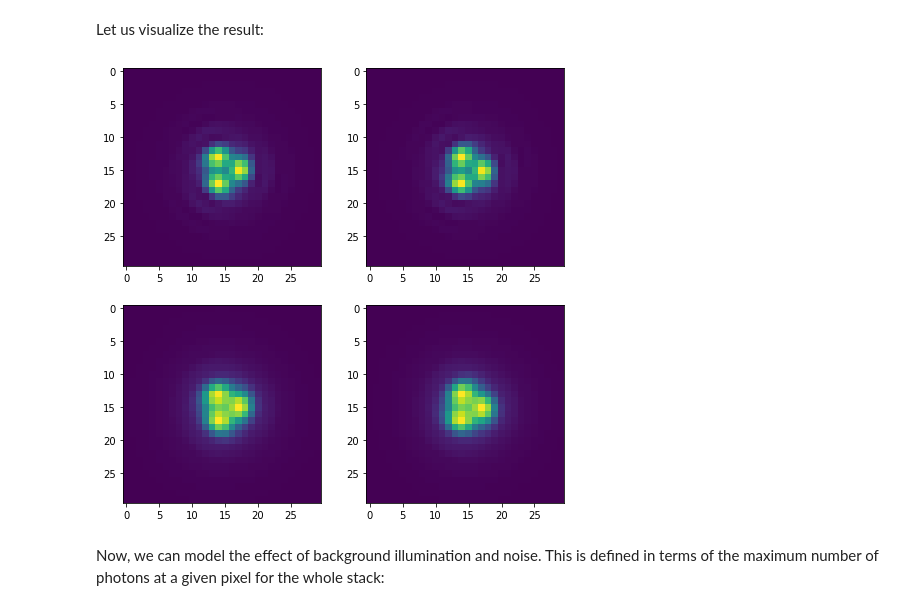
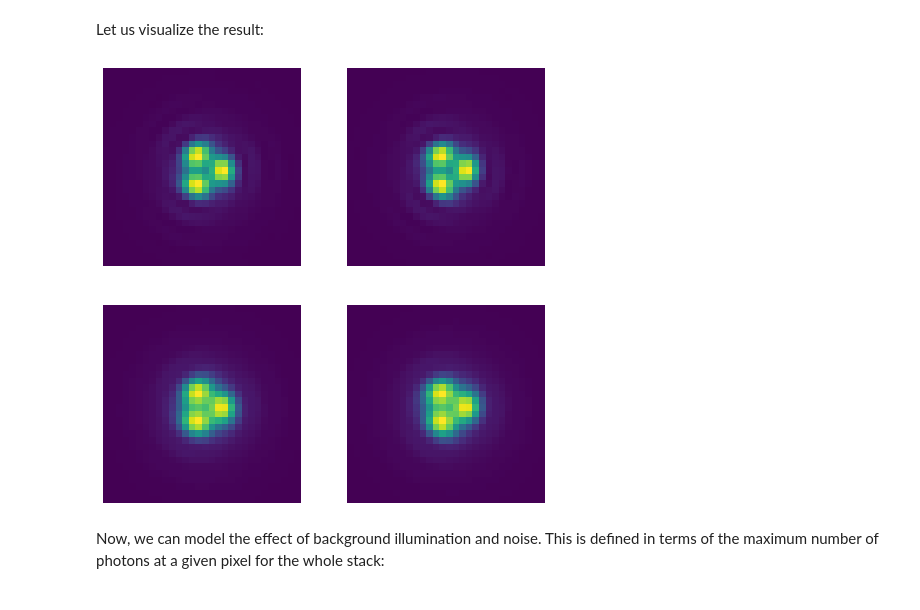
Before and after one commit to rodguti90/pyPSFstack, a Jupyter notebook: example_pyPSFstack.ipynb, the cells around one changed output. Drawn from its saved outputs; the diff is of its cells as text; code cells hidden in the pictures.

```diff
--- a/example_pyPSFstack.ipynb
+++ b/example_pyPSFstack.ipynb
@@ -87,5 +77,5 @@ The polarization splitting can be modelled by a polarization diversity
 # %%
-qwp = PDiversity_QWP([np.pi/4])
-wollaston = PDiversity_LP([0, np.pi/2])
-pdiv = PDiversity_Compound([qwp, wollaston])
+qwp = pola_diversities.PDiversity_QWP([np.pi/4])
+wollaston = pola_diversities.PDiversity_LP([0, np.pi/2])
+pdiv = pola_diversities.PDiversity_Compound([qwp, wollaston])
 # %% [markdown]
@@ -95,31 +85,34 @@ params['blurring'] = {}
 params['blurring']['ni'] = ni
 params['blurring']['nf'] = nf
 params['blurring']['radius'] = radius/wavelength
+# Set of equally spaced slices within the volume of the bead to compute integral along z
 params['blurring']['diff_del_list'] = np.linspace(-radius/wavelength,
     radius/wavelength,8)[1:-1]
-blurring = ExactBlurring(**params['blurring'],**params['pupil'])
+blurring = pyPSFstack.blurring.ExactBlurring(**params['blurring'],**params['pupil'])
 # %% [markdown]
 ## 3. Computing the PSF stack
 # %% [markdown]
 Finally, we initialize an instance of the class `PSFStack` which allows us to compute the desired PSF stack and even model the effect of background, photobleaching and noise:
 # %%
-psfs = PSFStack(pupil_sequence, zdiversity=zdiv, pdiversity=pdiv)
+psfs = pyPSFstack.PSFStack(pupil_sequence, zdiversity=zdiv, pdiversity=pdiv)
 psfs.compute_psf_stack(orientation=[0,0,0])
 # %%
-psfs_blurred = PSFStack(pupil_sequence, zdiversity=zdiv, pdiversity=pdiv, blurring=blurring)
+psfs_blurred = pyPSFstack.PSFStack(pupil_sequence, zdiversity=zdiv, pdiversity=pdiv, blurring=blurring)
 psfs_blurred.compute_psf_stack(orientation=[0,0,0])
 # %% [markdown]
 Let us visualize the result:
 # %%
 zdiv_mid_ind = int((zf-zi)/z_step//2)
 stack = trim_stack(psfs.psf_stack, 30)
 blurred_stack = trim_stack(np.abs(psfs_blurred.psf_stack), 30)
-fig, ax = plt.subplots(2,2,figsize=(8,8))
+fig, axs = plt.subplots(2,2,figsize=(8,8))
 for ind in range(2):
-    ax[0,ind].imshow(stack[...,zdiv_mid_ind-1,ind])
-    ax[1,ind].imshow(blurred_stack[...,zdiv_mid_ind-1,ind])
+    axs[0,ind].imshow(stack[...,zdiv_mid_ind-1,ind])
+    axs[1,ind].imshow(blurred_stack[...,zdiv_mid_ind-1,ind])
+for ax in axs.ravel():
+    ax.axis('off')
 # %% [output]
-[figure, old version]
+[figure, new version]
 # %% [markdown]
 Now, we can model the effect of background illumination and noise. This is defined in terms of the maximum number of photons at a given pixel for the whole stack:
 # %%
```
Also changed, not shown: parts of 15 cells of this notebook.
